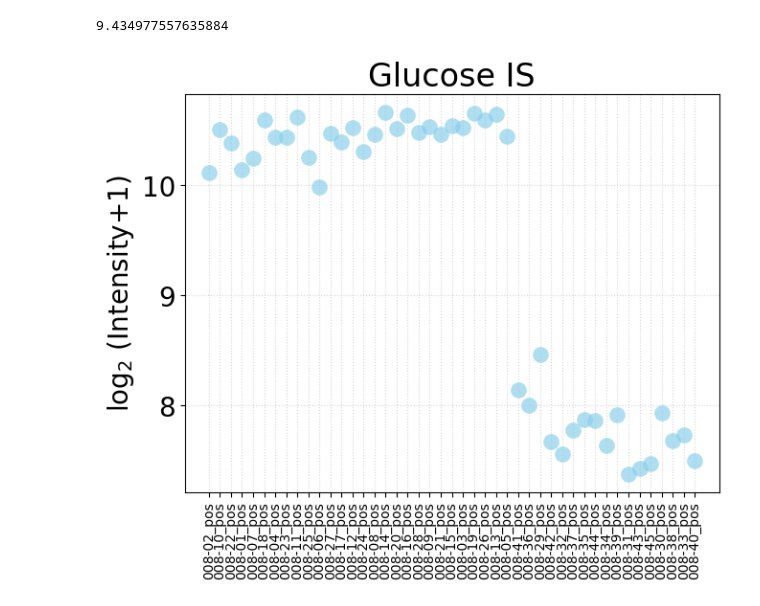
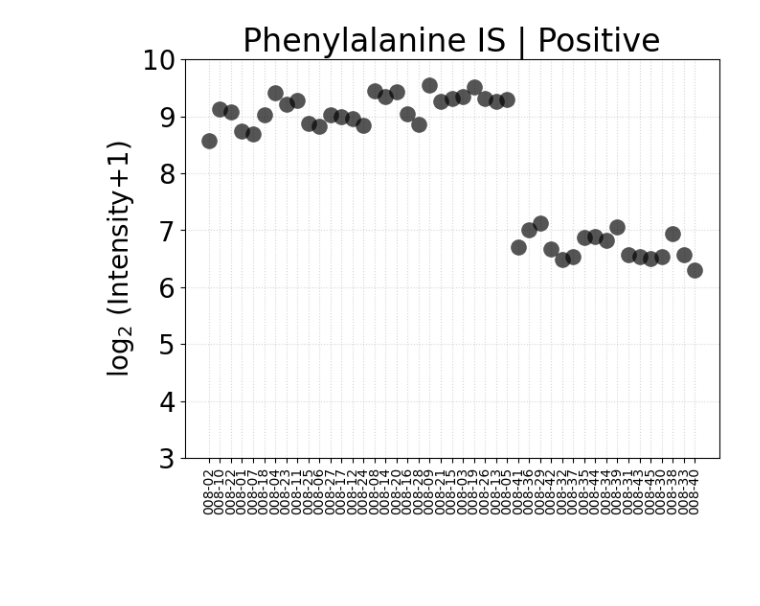
Before and after one commit to adelomana/vigur, a Jupyter notebook: metabolomics/targeted/isnorm_approach.ipynb, the cells around one changed output. Cells and saved outputs as stored; diff of their text form; code cells hidden in the pictures; blank space fills up the shorter version.

```diff
--- a/metabolomics/targeted/isnorm_approach.ipynb
+++ b/metabolomics/targeted/isnorm_approach.ipynb
@@ -27,3 +46,9 @@ only_008 = [element for element in df.index if '008' in element]
 subset = df.loc[only_008, :]
 
 log2intensity = numpy.log2(subset+1)
+# %%
+new_labels = [element.split('_')[0] for element in log2intensity.index.values]
+print(new_labels)
+rosetta = dict(zip(log2intensity.index.values, new_labels))
+log2intensity.rename(index=rosetta, inplace=True)
+log2intensity.head()
@@ -30,16 +65,14 @@ log2intensity = numpy.log2(subset+1)
 # %%
-metabolite = 'Glucose IS'
-run_average = numpy.mean(log2intensity[metabolite])
-print(run_average)
-matplotlib.pyplot.plot(log2intensity[metabolite], 'o', color='skyblue', ms=12, alpha=2/3, mew=0)
+metabolite = 'Phenylalanine IS'
+internal_standard = log2intensity[metabolite]
 
+matplotlib.pyplot.plot(log2intensity[metabolite], 'o', color='black', ms=12, alpha=2/3, mew=0)
+
+matplotlib.pyplot.ylim(3, 10)
 matplotlib.pyplot.ylabel('log$_2$ (Intensity+1)')
-
 matplotlib.pyplot.xticks(rotation=90, fontsize=10)
 matplotlib.pyplot.grid(alpha=0.5, ls=':')
-matplotlib.pyplot.title(metabolite)
-
+matplotlib.pyplot.title(metabolite + ' | Positive')
 matplotlib.pyplot.show()
 # %% [output]
-9.434977557635884
-[figure, old version]
+[figure, new version]
```
Also changed, not shown: parts of 12 cells of this notebook, 3 other files.
